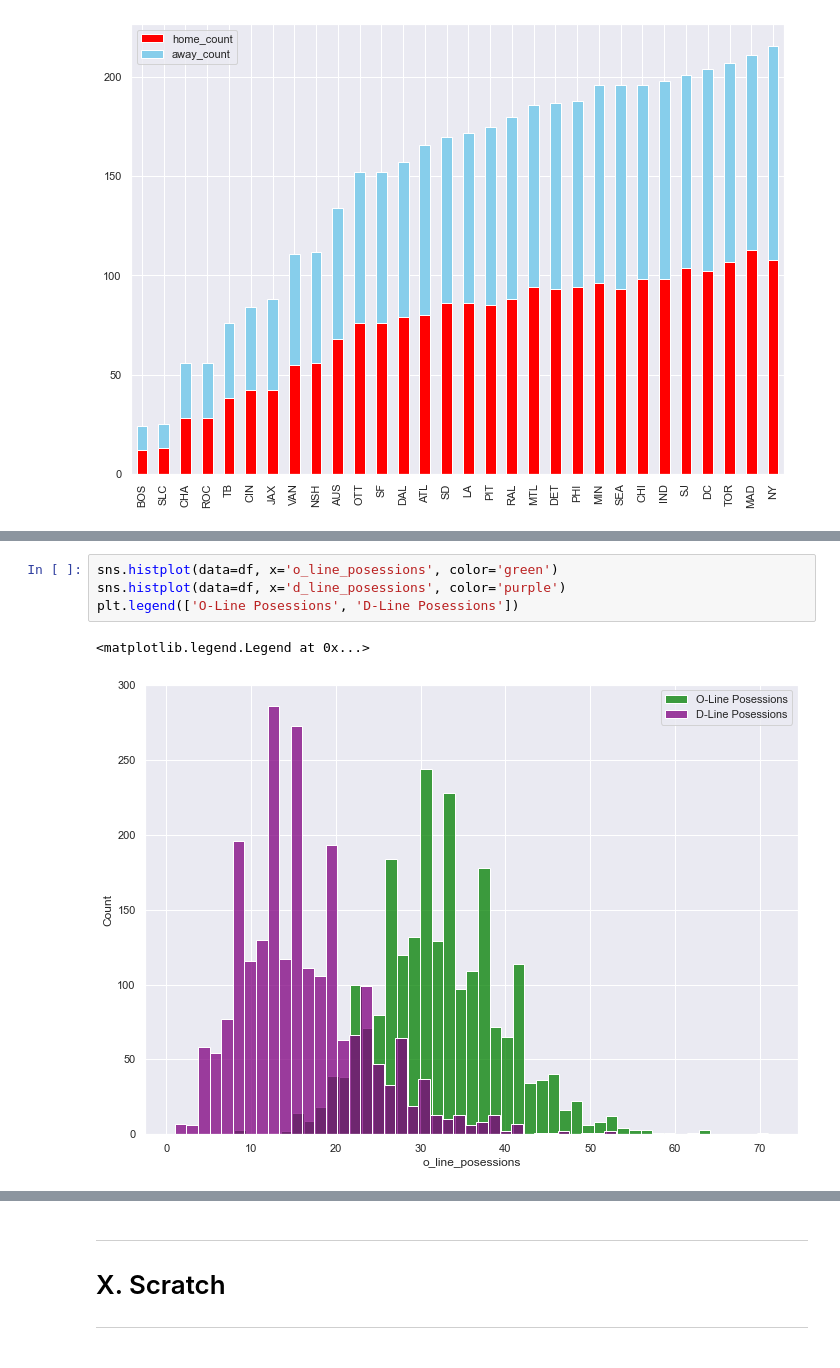
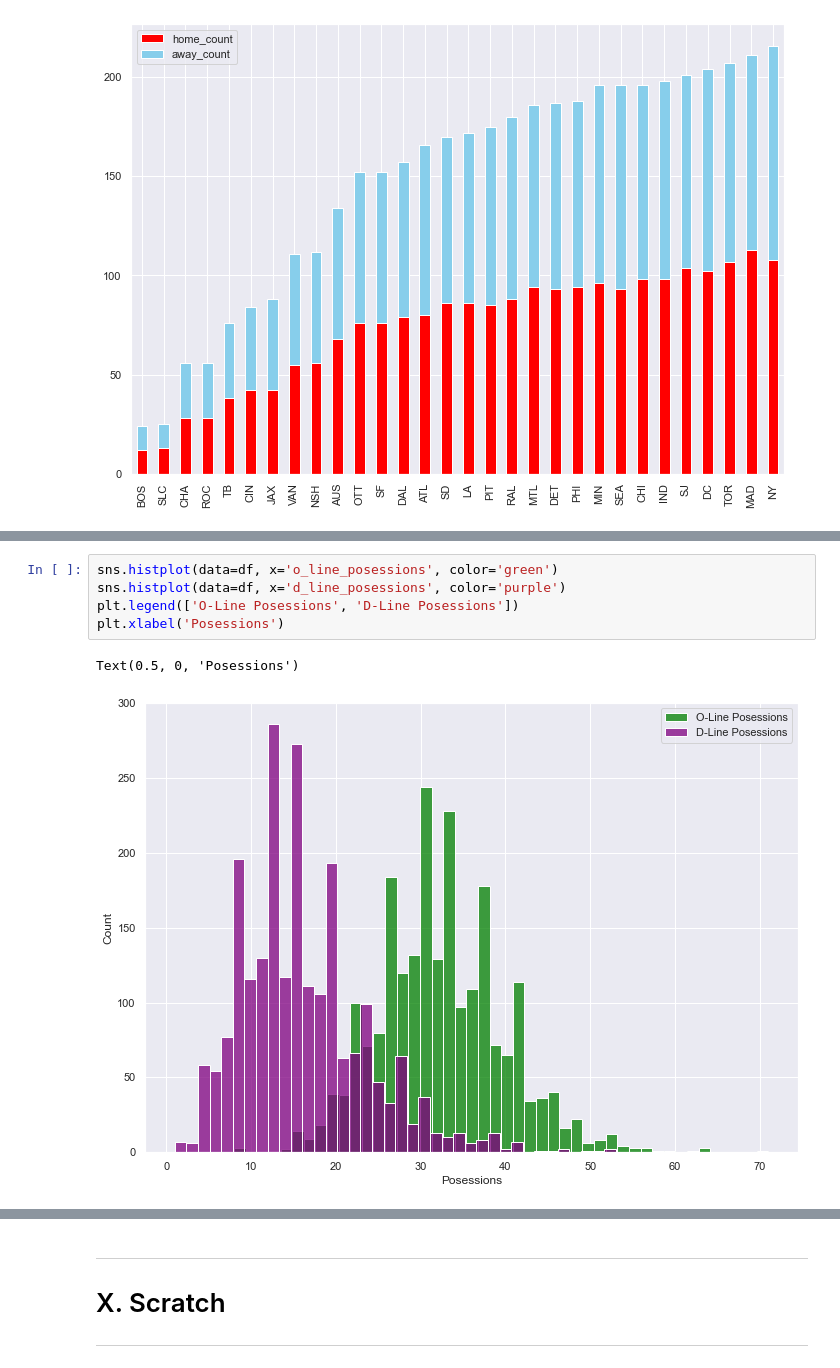
Before and after one commit to g-lorenzo/audl_ds, a Jupyter notebook: EDA.ipynb, the cells around one changed output, grey strips where cells are left out. Cells and saved outputs as stored; diff of their text form.

```diff
--- a/EDA.ipynb
+++ b/EDA.ipynb
@@ -136,7 +143,8 @@ plt.legend(['O-Line Scores', 'D-Line Scores']);
 # %%
 sns.histplot(data=df, x='o_line_posessions', color='green')
 sns.histplot(data=df, x='d_line_posessions', color='purple')
 plt.legend(['O-Line Posessions', 'D-Line Posessions'])
+plt.xlabel('Posessions')
 # %% [output]
-<matplotlib.legend.Legend at 0x...>
+Text(0.5, 0, 'Posessions')
-[figure, old version]
+[figure, new version]
```
Also changed, not shown: parts of 8 cells of this notebook.
